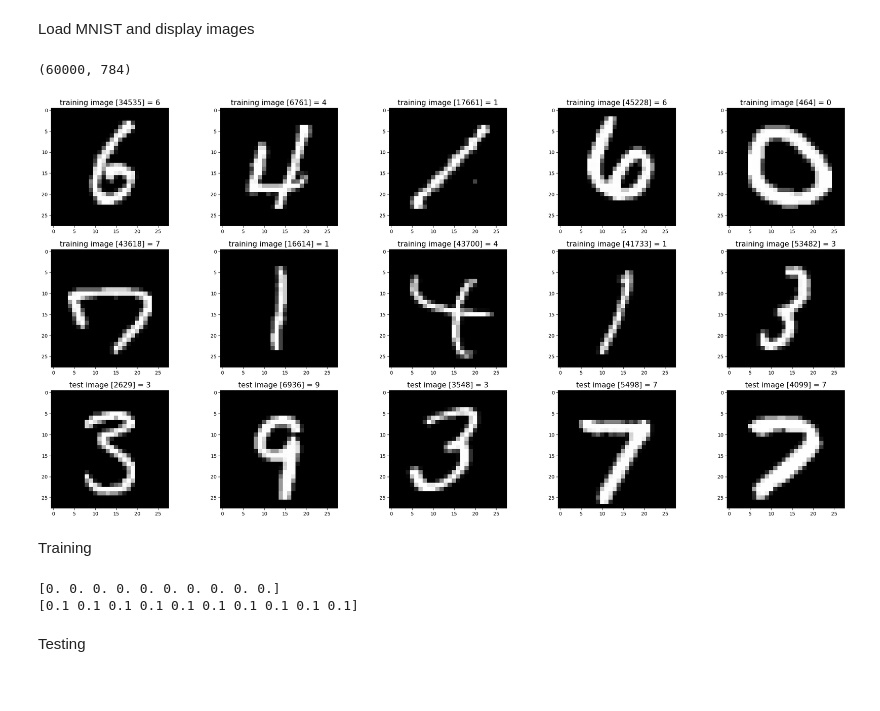
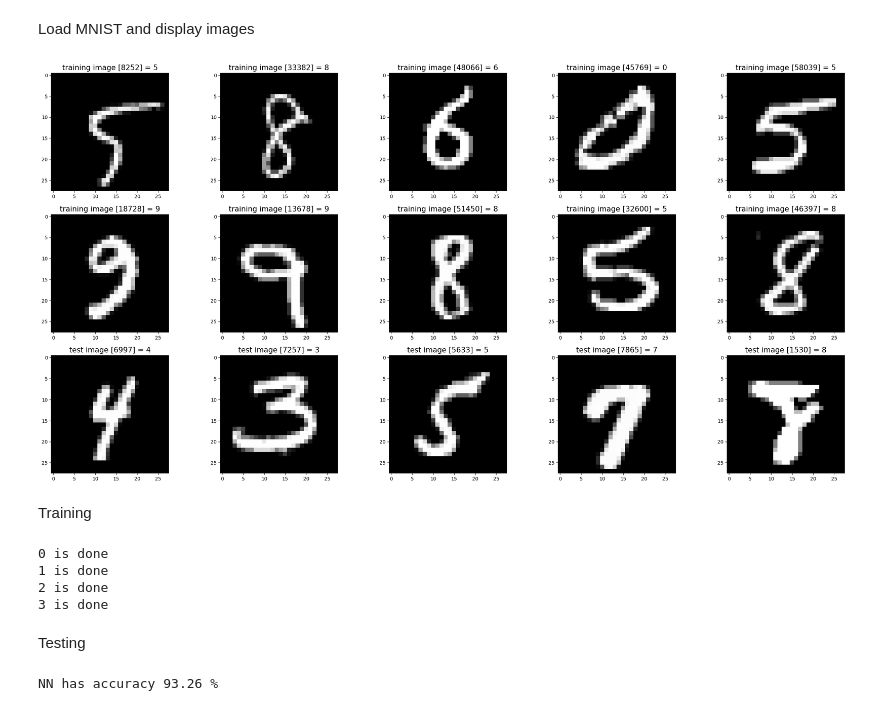
Before and after one commit to JonathanDrathjer/mnist_numpy_nn, a Jupyter notebook: minst_experiment.ipynb, the cells around one changed output. Cells and saved outputs as stored; diff of their text form; code cells hidden in the pictures.

```diff
--- a/minst_experiment.ipynb
+++ b/minst_experiment.ipynb
@@ -52,54 +52,61 @@ mnist_dataloader = MnistDataloader(
     training_images_filepath,
     training_labels_filepath,
     test_images_filepath,
     test_labels_filepath,
 )
-(x_train_raw, y_train_raw), (x_test_raw, y_test_raw) = mnist_dataloader.load_data()
+(x_train_raw, y_train_raw), (x_test_raw, y_test) = mnist_dataloader.load_data()
 
 #
 # Show some random training and test images
 #
 images_2_show = []
 titles_2_show = []
-for i in range(0, 10):
+for i in range(10):
     r = random.randint(1, 60000)
     images_2_show.append(x_train_raw[r])
     titles_2_show.append("training image [" + str(r) + "] = " + str(y_train_raw[r]))
 
-for i in range(0, 5):
+for i in range(5):
     r = random.randint(1, 10000)
     images_2_show.append(x_test_raw[r])
-    titles_2_show.append("test image [" + str(r) + "] = " + str(y_test_raw[r]))
+    titles_2_show.append("test image [" + str(r) + "] = " + str(y_test[r]))
 
 show_images(images_2_show, titles_2_show)
 
 #preprocessing
 x_train = np.array(x_train_raw, dtype=np.float32)
 x_test = np.array(x_test_raw, dtype=np.float32)
 
 x_train = x_train.reshape(len(x_train), -1)
 x_test = x_test.reshape(len(x_test), -1)
 
 x_train /= 255.0
 x_test /= 255.0
+
+y_train = np.array(y_train_raw)
+#y_test = np.array(y_test_raw)
+
+y_train = np.eye(10)[y_train]
+#y_test = np.eye(10)[y_test]
 # %% [output]
-(60000, 784)
-[figure, old version]
+[figure, new version]
 # %% [markdown]
 Training
 # %%
+import NN_framework
 import importlib
-import NN_framework
 importlib.reload(NN_framework)
 
-w, b = NN_framework.init_NN([30,30,30])
-
-q = NN_framework.forward(w, b, x_train[0])
-
-print(b[-1])
-print(q)
+w, b = NN_framework.init_NN([30,30,30,30,30])
+w, b = NN_framework.train(w, b, x_train, y_train, 4, 64, 0.001, 0.01)
 # %% [output]
-[0. 0. 0. 0. 0. 0. 0. 0. 0. 0.]
-[0.1 0.1 0.1 0.1 0.1 0.1 0.1 0.1 0.1 0.1]
+0 is done
+1 is done
+2 is done
+3 is done
 # %% [markdown]
 Testing
+# %%
+NN_framework.test(w,b, x_test, y_test)
+# %% [output]
+NN has accuracy 93.26 %
```
Also changed, not shown: 1 other file.
